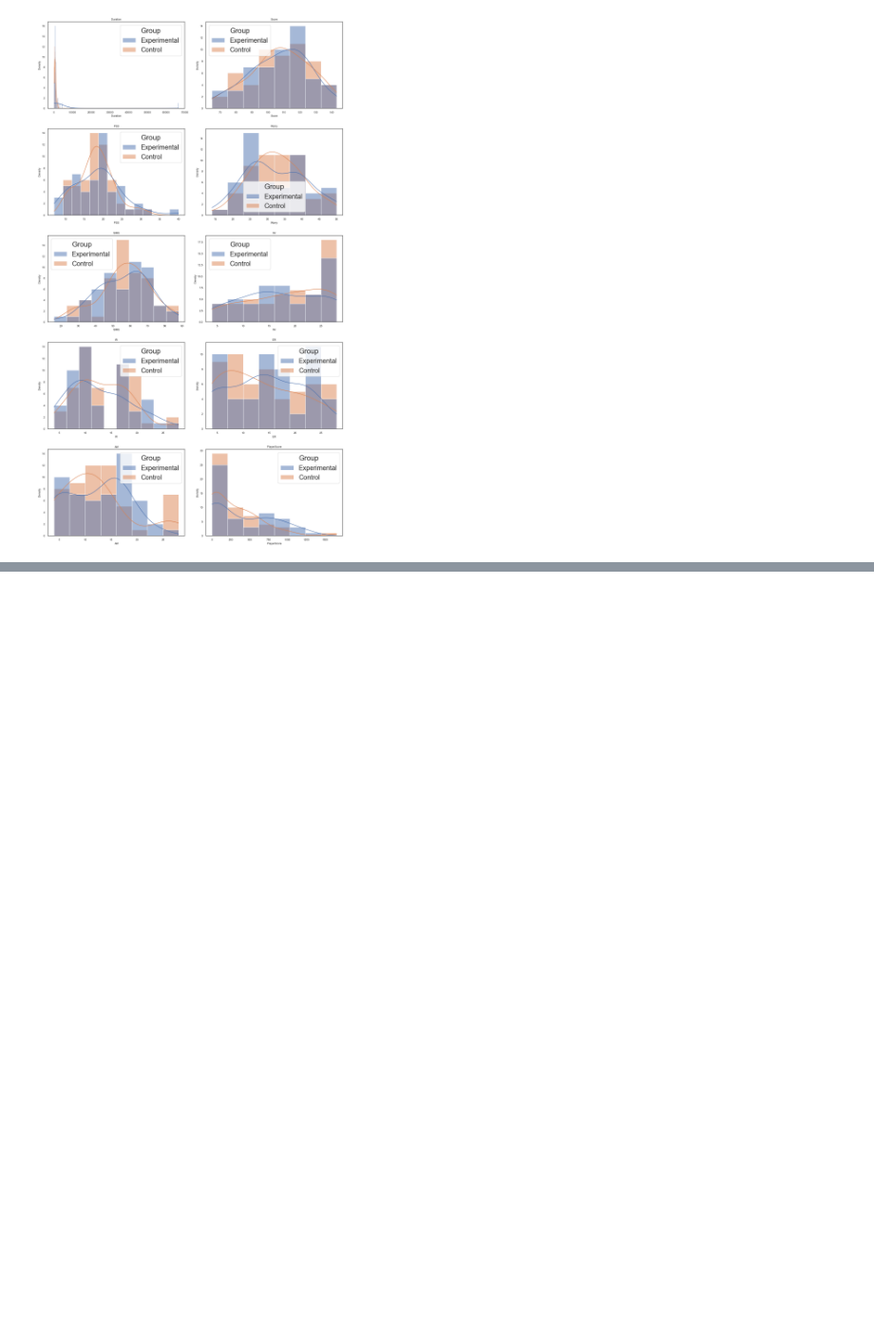
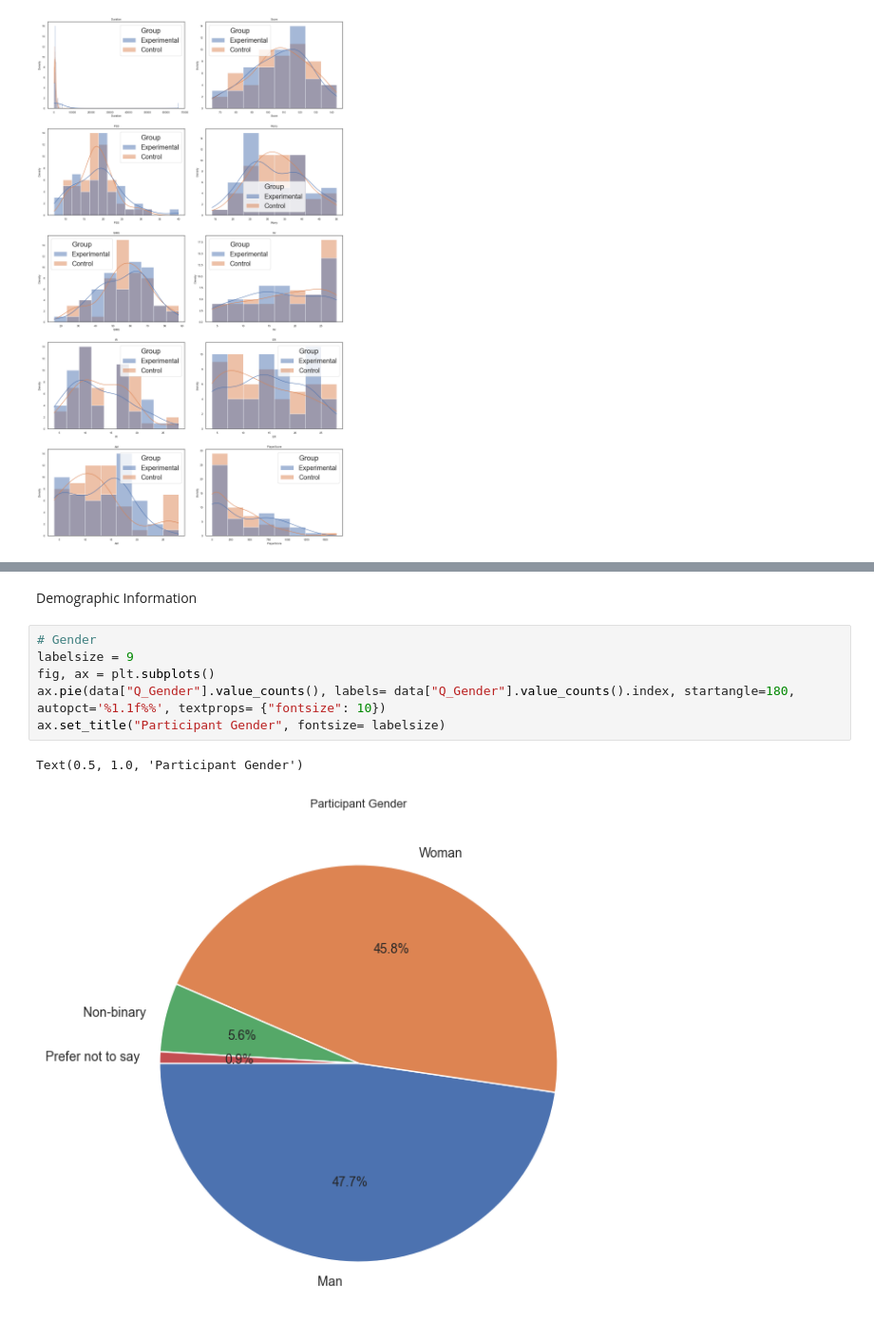
Before and after one commit to sophieneale/COGS164, a Jupyter notebook: 164vis.ipynb, the cells around one changed output, grey strips where cells are left out. Shown at 95% size. Cells and saved outputs as stored; diff of their text form; blank space fills up the shorter version.

Commit message:
with demographic info

```diff
--- a/164vis.ipynb
+++ b/164vis.ipynb
@@ -130,0 +194,11 @@ within_groups_plots(data, [8, 3, 1], [15, 35])
+# %% [markdown]
+Demographic Information
+# %%
+# Gender
+labelsize = 9
+fig, ax = plt.subplots()
+ax.pie(data["Q_Gender"].value_counts(), labels= data["Q_Gender"].value_counts().index, startangle=180, autopct='%1.1f%%', textprops= {"fontsize": 10})
+ax.set_title("Participant Gender", fontsize= labelsize)
+# %% [output]
+Text(0.5, 1.0, 'Participant Gender')
+[figure, added]
```
Also changed, not shown: parts of 9 cells of this notebook.
